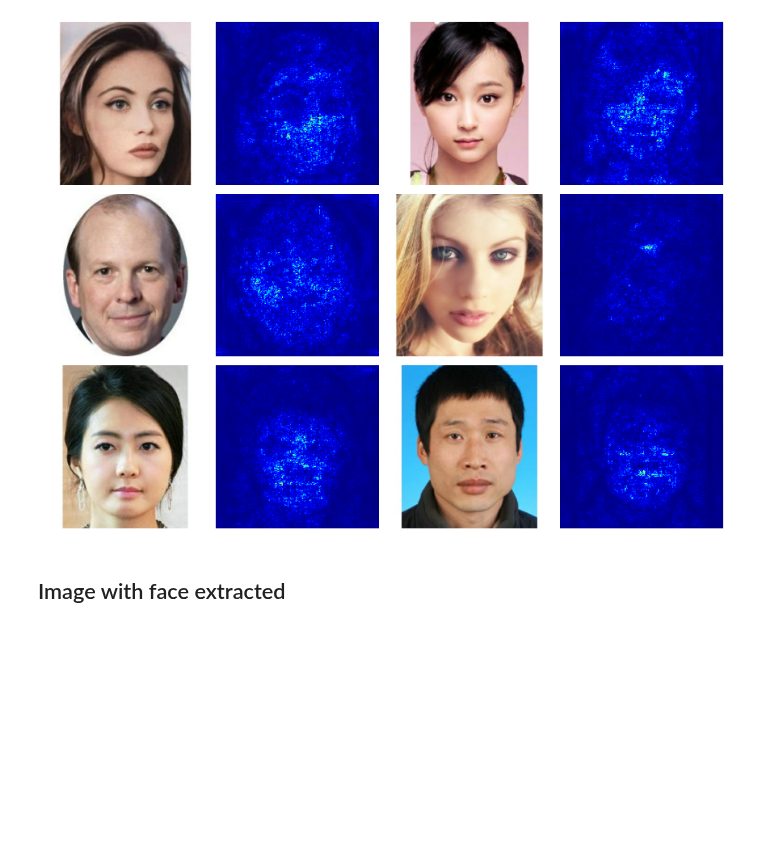
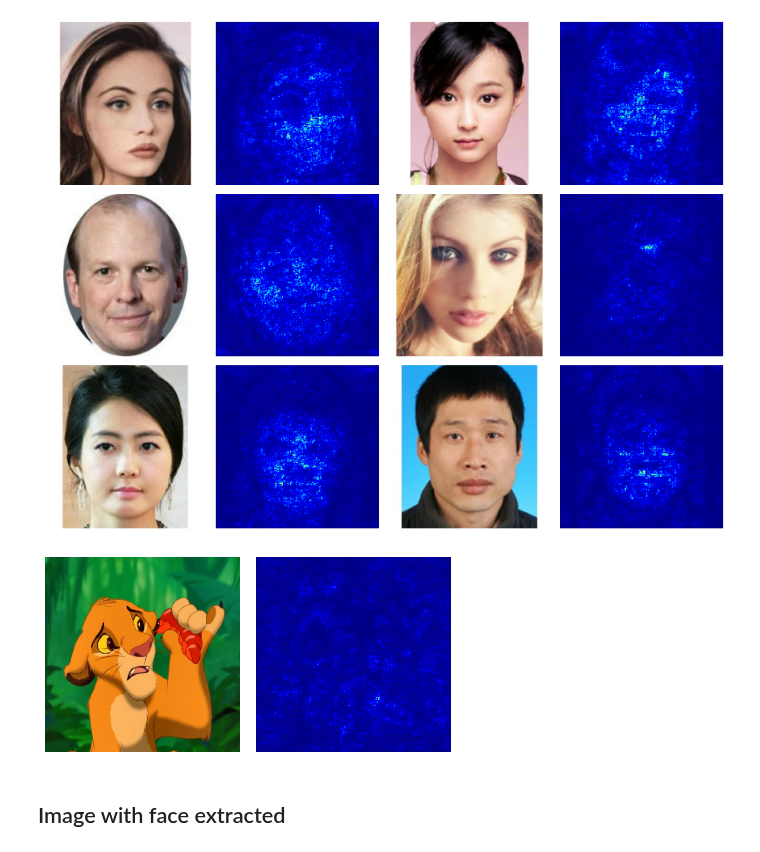
Before and after one commit to LapTQ/IT3910E_facial_beauty_pediction, a Jupyter notebook: facial_beauty_perception.ipynb, the cells around one changed output. Cells and saved outputs as stored; diff of their text form; code cells hidden in the pictures; blank space fills up the shorter version.

```diff
--- a/facial_beauty_perception.ipynb
+++ b/facial_beauty_perception.ipynb
@@ -461,6 +461,33 @@ plt.tight_layout()
 plt.show()
 # %% [output]
 [figure]
+# %%
+@title Test with image of no face
+
+img_path = "None" #@param {type:'string'}
+
+if img_path != 'None':
+
+    num_cols = 1
+    num_rows = 1
+    plt.figure(figsize=(2*3*num_cols, 3*num_rows))
+    spec = gridspec.GridSpec(ncols=2*num_cols, nrows=num_rows)
+
+    img = image.load_img(img_path, target_size=(224, 224))
+    img = image.img_to_array(img)
+
+    plt.subplot(spec[0])
+    plt.imshow(tf.cast(img, tf.int32))
+    plt.axis('off')
+
+    plt.subplot(spec[1])
+    vis_saliency(models['mobile_net'], img, 1)
+
+
+    plt.tight_layout()
+    plt.show()
+# %% [output]
+[figure, added]
 # %% [markdown]
 ## Image with face extracted
 # %%
```
